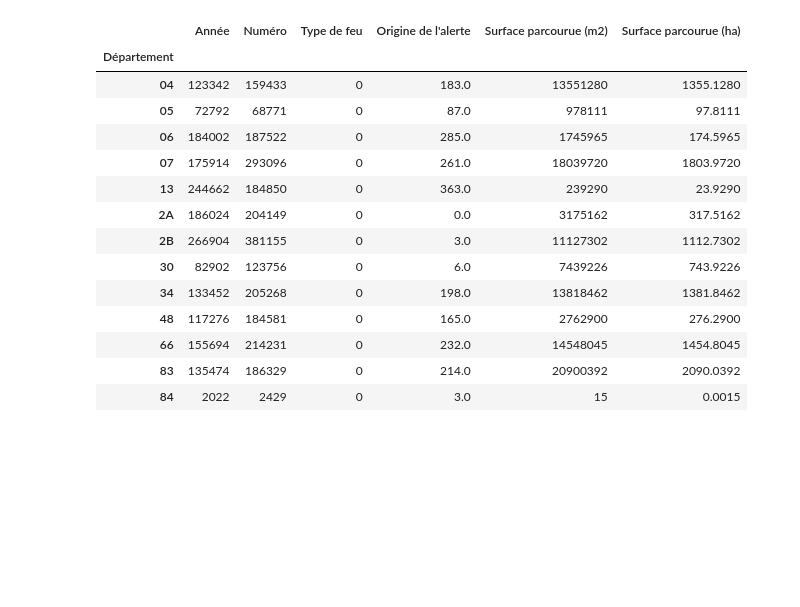
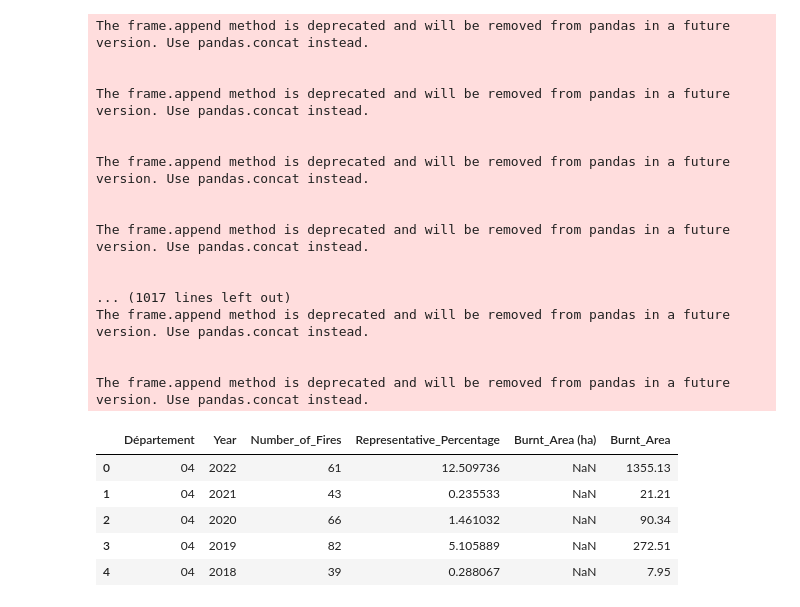
Before and after one commit to Olivierjaylet/Wild_fire_in_France, a Jupyter notebook: Untitled.ipynb, the cells around one changed output. Drawn from its saved outputs; the diff is of its cells as text; code cells hidden in the pictures; blank space fills up the shorter version.

```diff
--- a/Untitled.ipynb
+++ b/Untitled.ipynb
@@ -10,21 +10,61 @@ csv_file ="liste_incendies_ du_12_08_2022.csv"
 dataframe = dataclean(csv_file)
 # %%
 year=2022
-# %%
-grouped_dt
-# %% [output]
-|  | Année | Numéro | Type de feu | Origine de l'alerte | Surface parcourue (m2) | Surface parcourue (ha) |
-| Département |  |  |  |  |  |  |
-| 04 | 123342 | 159433 | 0 | 183.0 | 13551280 | 1355.1280 |
-| 05 | 72792 | 68771 | 0 | 87.0 | 978111 | 97.8111 |
-| 06 | 184002 | 187522 | 0 | 285.0 | 1745965 | 174.5965 |
-| 07 | 175914 | 293096 | 0 | 261.0 | 18039720 | 1803.9720 |
-| 13 | 244662 | 184850 | 0 | 363.0 | 239290 | 23.9290 |
-| 2A | 186024 | 204149 | 0 | 0.0 | 3175162 | 317.5162 |
-| 2B | 266904 | 381155 | 0 | 3.0 | 11127302 | 1112.7302 |
-| 30 | 82902 | 123756 | 0 | 6.0 | 7439226 | 743.9226 |
-| 34 | 133452 | 205268 | 0 | 198.0 | 13818462 | 1381.8462 |
-| 48 | 117276 | 184581 | 0 | 165.0 | 2762900 | 276.2900 |
-| 66 | 155694 | 214231 | 0 | 232.0 | 14548045 | 1454.8045 |
-| 83 | 135474 | 186329 | 0 | 214.0 | 20900392 | 2090.0392 |
-| 84 | 2022 | 2429 | 0 | 3.0 | 15 | 0.0015 |
+# %%
+# Create a list of unique departments and years
+unique_departments = dataframe['Département'].unique()
+unique_years = dataframe['Date'].dt.year.unique()
+
+# Create an empty DataFrame to store the results
+result_df = pd.DataFrame(columns=['Département', 'Year', 'Number_of_Fires', 'Representative_Percentage', 'Burnt_Area (ha)'])
+
+# Function to calculate the representative percentage of burn area
+def calculate_representative_percentage(data, department, year):
+    # Calculate the total burn area for the specified year and department
+    total_burn_area = data[data['Année'] == year]["Surface parcourue (ha)"].sum()
+    # Calculate the percentage of burn area for each department relative to the total burn area
+    result = (data[data['Année'] == year].groupby(["Département"])["Surface parcourue (ha)"].sum()) / total_burn_area * 100
+    result = result.reset_index()
+    result = result.rename(columns={"Surface parcourue (ha)": "Representative_Percentage"})
+    return result['Representative_Percentage'].values[0] if not result.empty else 0
+
+
+# Loop through departments and years to calculate the function for all combinations
+for department in unique_departments:
+    for year in unique_years:
+        fires_count = nb_fires(dataframe, department=department, year=year)
+        representative_percentage = calculate_representative_percentage(dataframe, department=department, year=year)
+        burnt_area_value = burnt_area(dataframe, department=department, year=year)
+        result_df = result_df.append({
+            'Département': department,
+            'Year': year,
+            'Number_of_Fires': fires_count,
+            'Representative_Percentage': representative_percentage,
+            'Burnt_Area': burnt_area_value
+        }, ignore_index=True)
+
+result_df.head()
+# %% [output]
+The frame.append method is deprecated and will be removed from pandas in a future version. Use pandas.concat instead.
+
+
+The frame.append method is deprecated and will be removed from pandas in a future version. Use pandas.concat instead.
+
+
+The frame.append method is deprecated and will be removed from pandas in a future version. Use pandas.concat instead.
+
+
+The frame.append method is deprecated and will be removed from pandas in a future version. Use pandas.concat instead.
+
+
+... (1017 lines left out)
+The frame.append method is deprecated and will be removed from pandas in a future version. Use pandas.concat instead.
+
+
+The frame.append method is deprecated and will be removed from pandas in a future version. Use pandas.concat instead.
+|  | Département | Year | Number_of_Fires | Representative_Percentage | Burnt_Area (ha) | Burnt_Area |
+| 0 | 04 | 2022 | 61 | 12.509736 | NaN | 1355.13 |
+| 1 | 04 | 2021 | 43 | 0.235533 | NaN | 21.21 |
+| 2 | 04 | 2020 | 66 | 1.461032 | NaN | 90.34 |
+| 3 | 04 | 2019 | 82 | 5.105889 | NaN | 272.51 |
+| 4 | 04 | 2018 | 39 | 0.288067 | NaN | 7.95 |
```
Also changed, not shown: parts of 10 cells of this notebook, 2 other files.
